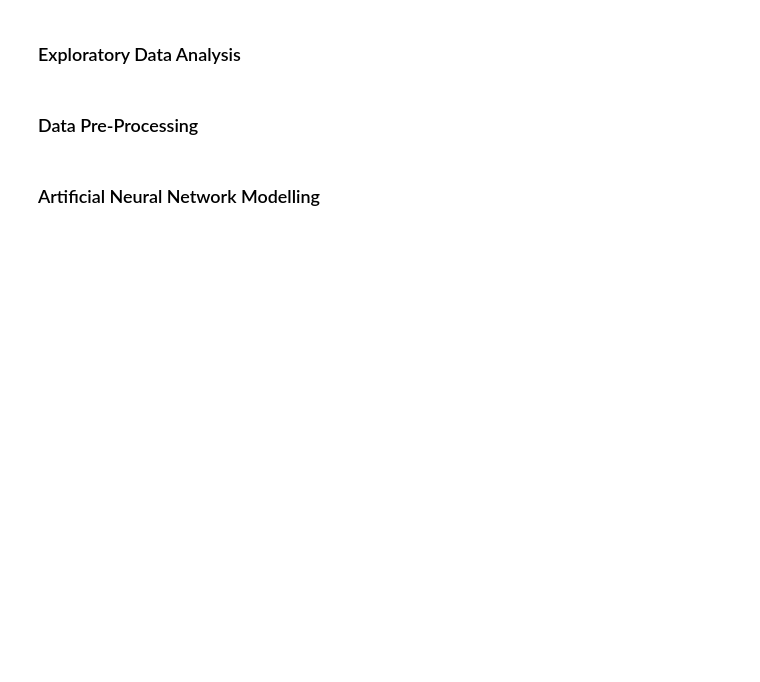
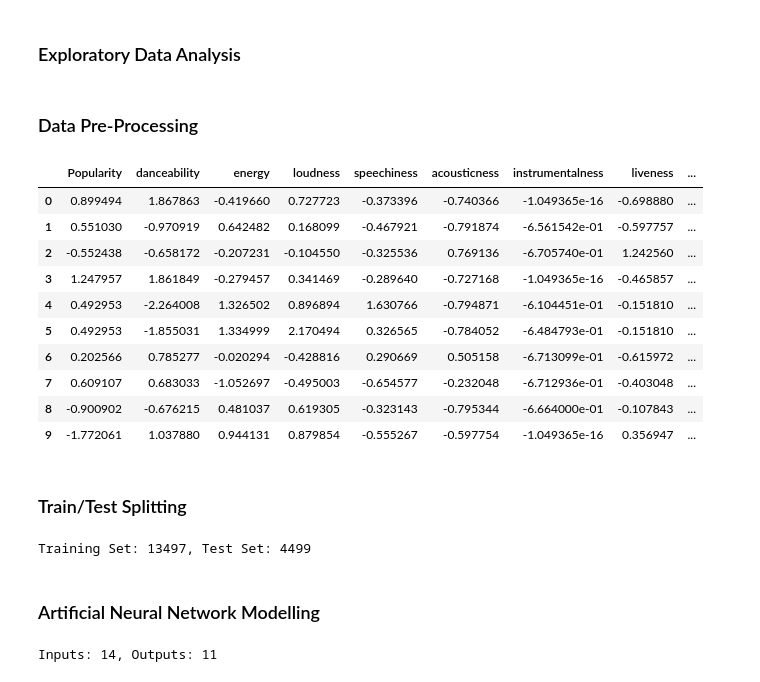
Before and after one commit to andresespinalh/ANN-MusicGenre-Challenge, a Jupyter notebook: code/ann_music_genre.ipynb, the cells around one changed output. Saved outputs shown, nothing was run; the diff lists cells and outputs as text; code cells hidden in the pictures; blank space fills up the shorter version.

```diff
--- a/code/ann_music_genre.ipynb
+++ b/code/ann_music_genre.ipynb
@@ -33,5 +37,36 @@ df_categorical = df_songs[['key', 'mode', 'time_signature', 'Class']]
 
 # Put everything together
 df_preprocessed = df_norm.merge(df_categorical, how='inner', left_index=True, right_index=True)
+# %%
+train = df_preprocessed
+# %% [output]
+|  | Popularity | danceability | energy | loudness | speechiness | acousticness | instrumentalness | liveness | ... |
+| 0 | 0.899494 | 1.867863 | -0.419660 | 0.727723 | -0.373396 | -0.740366 | -1.049365e-16 | -0.698880 | ... |
+| 1 | 0.551030 | -0.970919 | 0.642482 | 0.168099 | -0.467921 | -0.791874 | -6.561542e-01 | -0.597757 | ... |
+| 2 | -0.552438 | -0.658172 | -0.207231 | -0.104550 | -0.325536 | 0.769136 | -6.705740e-01 | 1.242560 | ... |
+| 3 | 1.247957 | 1.861849 | -0.279457 | 0.341469 | -0.289640 | -0.727168 | -1.049365e-16 | -0.465857 | ... |
+| 4 | 0.492953 | -2.264008 | 1.326502 | 0.896894 | 1.630766 | -0.794871 | -6.104451e-01 | -0.151810 | ... |
+| 5 | 0.492953 | -1.855031 | 1.334999 | 2.170494 | 0.326565 | -0.784052 | -6.484793e-01 | -0.151810 | ... |
+| 6 | 0.202566 | 0.785277 | -0.020294 | -0.428816 | 0.290669 | 0.505158 | -6.713099e-01 | -0.615972 | ... |
+| 7 | 0.609107 | 0.683033 | -1.052697 | -0.495003 | -0.654577 | -0.232048 | -6.712936e-01 | -0.403048 | ... |
+| 8 | -0.900902 | -0.676215 | 0.481037 | 0.619305 | -0.323143 | -0.795344 | -6.664000e-01 | -0.107843 | ... |
+| 9 | -1.772061 | 1.037880 | 0.944131 | 0.879854 | -0.555267 | -0.597754 | -1.049365e-16 | 0.356947 | ... |
+# %% [markdown]
+### Train/Test Splitting
+# %%
+X = df_preprocessed.drop('Class', axis=1)
+y = df_preprocessed['Class']
+X_train, X_test, y_train, y_test = train_test_split(X, y, test_size=0.25, random_state=42)
+print('Training Set: {0}, Test Set: {1}'.format(len(X_train), len(y_test)))
+# %% [output]
+Training Set: 13497, Test Set: 4499
 # %% [markdown]
 ### Artificial Neural Network Modelling
+# %%
+# Create PyTorch Tensors
+inputs = torch.tensor(X_train.values).float()
+outputs = torch.tensor(y_train.values)
+
+print('Inputs: {0}, Outputs: {1}'.format(X_train.shape[1], len(y_train.unique())))
+# %% [output]
+Inputs: 14, Outputs: 11
```
Also changed, not shown: parts of 5 cells of this notebook.
